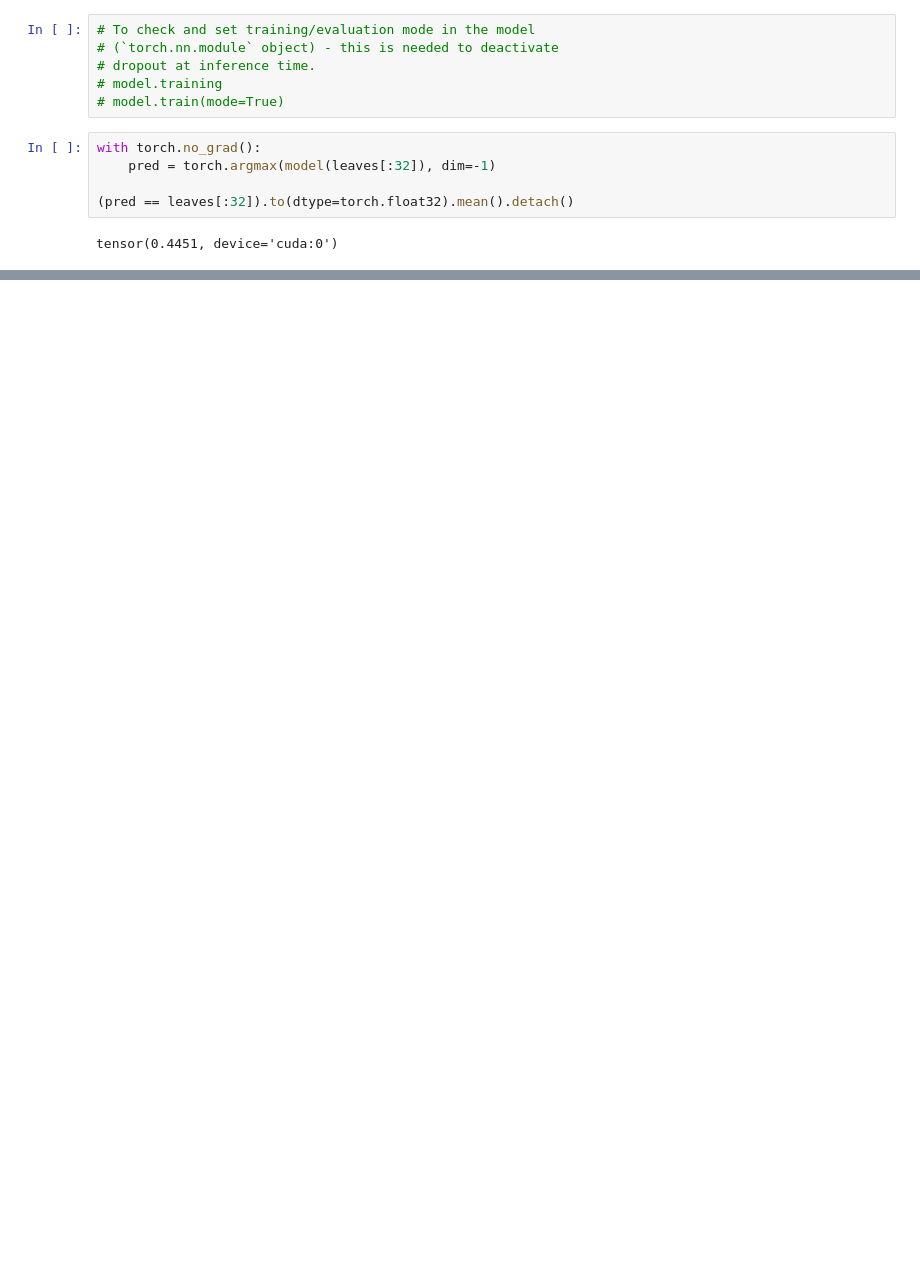
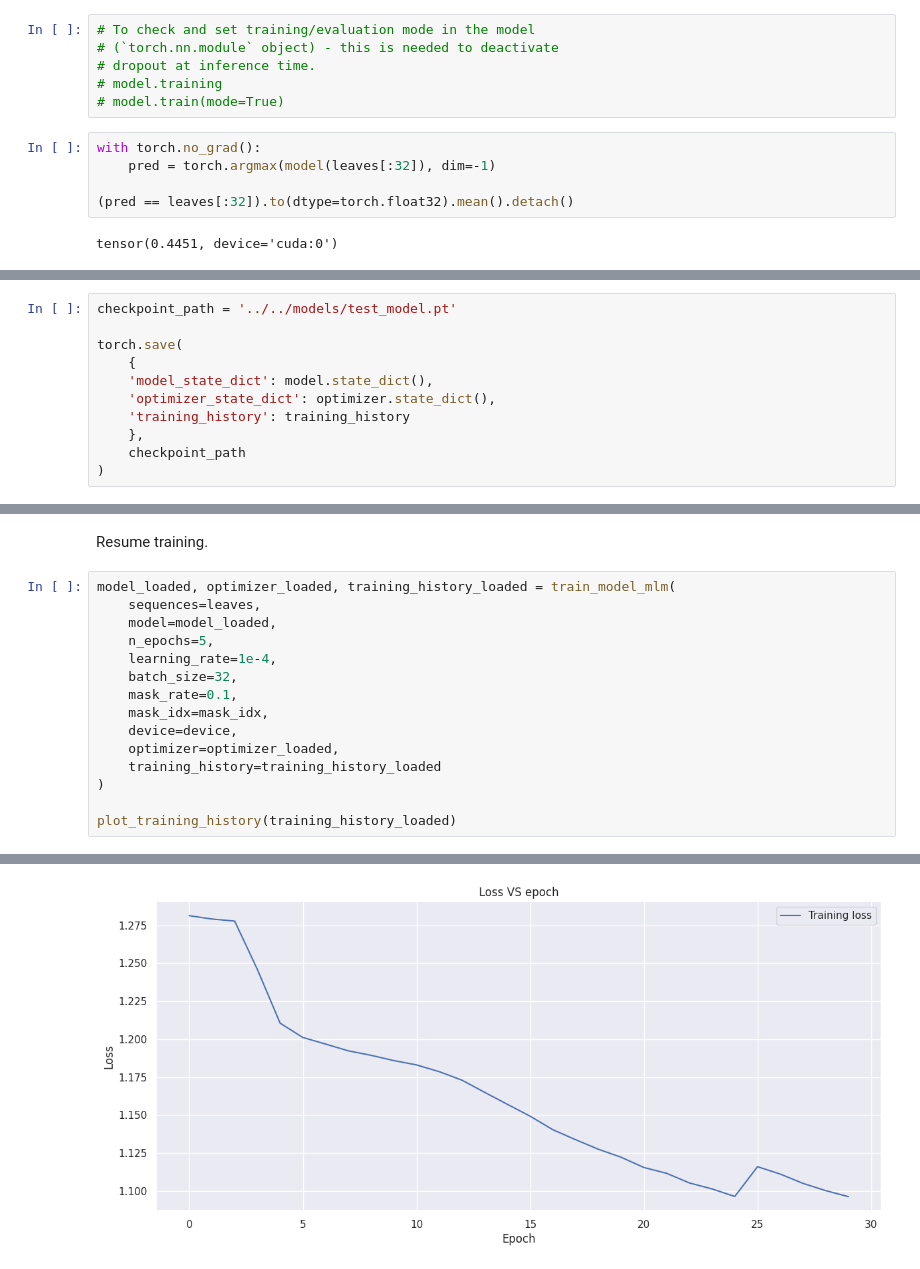
Before and after one commit to emanuele-moscato/tree-language, a Jupyter notebook: notebooks/language_modeling/encoder_pretraining.ipynb, the cells around one changed output, grey strips where cells are left out. Cells and saved outputs as stored; diff of their text form; blank space fills up the shorter version.

```diff
--- a/notebooks/language_modeling/encoder_pretraining.ipynb
+++ b/notebooks/language_modeling/encoder_pretraining.ipynb
@@ -138,0 +140,11 @@ tensor(0.4451, device='cuda:0')
+# %%
+checkpoint_path = '../../models/test_model.pt'
+
+torch.save(
+    {
+    'model_state_dict': model.state_dict(),
+    'optimizer_state_dict': optimizer.state_dict(),
+    'training_history': training_history
+    },
+    checkpoint_path
+)
@@ -138,0 +187,18 @@ tensor(0.4451, device='cuda:0')
+# %% [markdown]
+Resume training.
+# %%
+model_loaded, optimizer_loaded, training_history_loaded = train_model_mlm(
+    sequences=leaves,
+    model=model_loaded,
+    n_epochs=5,
+    learning_rate=1e-4,
+    batch_size=32,
+    mask_rate=0.1,
+    mask_idx=mask_idx,
+    device=device,
+    optimizer=optimizer_loaded,
+    training_history=training_history_loaded
+)
+
+plot_training_history(training_history_loaded)
+# %% [output]
@@ -138,0 +208 @@ tensor(0.4451, device='cuda:0')
+[figure, added]
```
Also changed, not shown: parts of 12 cells of this notebook, 3 other files.
